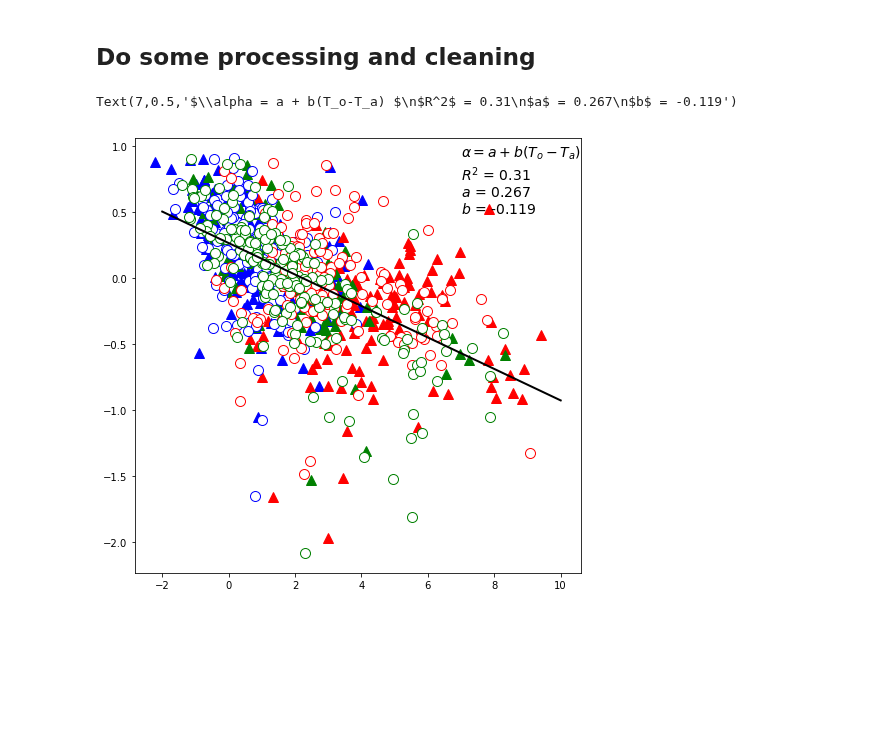
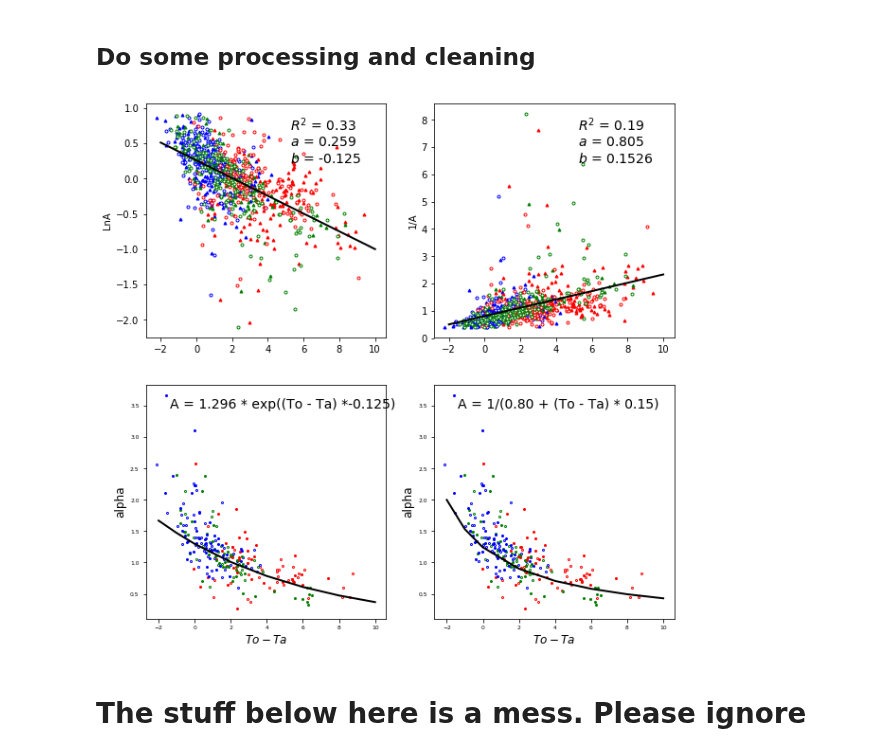
Before and after one commit to HamishBrownPFR/CropWaterAnalysis, a Jupyter notebook: Barley/WaterUseEstimationsAlpha.ipynb, the cells around one changed output. Drawn from its saved outputs; the diff is of its cells as text; code cells hidden in the pictures; blank space fills up the shorter version.

Commit message:
Tidy up fitting for alpha coefficients

```diff
--- a/Barley/WaterUseEstimationsAlpha.ipynb
+++ b/Barley/WaterUseEstimationsAlpha.ipynb
@@ -235,6 +235,78 @@ EstEnergyBalance = EstEnergyBalance.join(ETLong)
 EstEnergyBalance.loc[:,'A'] = EstEnergyBalance.loc[:,'ET']/EstEnergyBalance.loc[:,'EqEvap']
 EstEnergyBalance.loc[:,'1/A'] = 1/EstEnergyBalance.loc[:,'A']
 EstEnergyBalance.loc[:,'LnA'] = np.log(EstEnergyBalance.loc[:,'A'])
+# %%
+EstEBreorder = EstEnergyBalance.copy()
+EstEBreorder.index = EstEnergyBalance.index.swaplevel('Date','Cultivar')
+EstEBreorder.index = EstEnergyBalance.index.swaplevel('Irrigation','Block')
+EBMeans = EstEBreorder.groupby(level=('Cultivar','Irrigation','Date'),axis=0).mean()
+# %%
+CoverFilter = EstEnergyBalance.loc[:,'GreenCover'] > 0.6
+HighCoverIndex = EstEnergyBalance.index[CoverFilter]
+FittingData = EstEnergyBalance.reindex(HighCoverIndex).reindex(['A','Ts-Ta','VPD','To-Ta','LnA','1/A'],axis=1)
+FittingData.loc[:,'LnA'] = FittingData.loc[:,'LnA'].where(FittingData.loc[:,'A']<2.5,np.nan)
+FittingData.loc[:,'LnA'] = FittingData.loc[:,'LnA'].where(FittingData.loc[:,'A']>0.1,np.nan)
+FittingData.loc[:,'1/A'] = FittingData.loc[:,'1/A'].where(FittingData.loc[:,'A']<2.5,np.nan)
+FittingData.loc[:,'1/A'] = FittingData.loc[:,'1/A'].where(FittingData.loc[:,'A']>0.1,np.nan)
+FittingData.loc[:,'A'] = FittingData.loc[:,'A'].where(FittingData.loc[:,'A']<2.5,np.nan)
+FittingData.loc[:,'A'] = FittingData.loc[:,'A'].where(FittingData.loc[:,'A']>0.1,np.nan)
+
+Graphs = plt.figure(figsize=(10,10))
+pos=1
+for mod in ['LnA','1/A']:
+    CoverFilter = EstEnergyBalance.loc[:,'GreenCover'] > 0.6
+    ax = Graphs.add_subplot(2,2,pos)
+    GH.AddIndexedXY(FittingData.loc[:,'To-Ta'].unstack().transpose(),
+        FittingData.loc[:,mod].unstack().transpose(),
+                    ax,GPs,3)
+    ax = Graphs.add_subplot(2,2,pos)
+    Y = FittingData.loc[CoverFilter,mod]
+    X = FittingData.loc[CoverFilter,'To-Ta']
+    RegStats = MUte.MathUtilities.CalcRegressionStats('ET',Y,X)
+    Xs = [-2,-1,0.0,2.0,4.0,6.0,8.0,10.0]
+    Ys = []
+    for x in Xs:
+        Ys.append(RegStats.Intercept + x*RegStats.Slope)
+    plt.plot(Xs,Ys,'-', linewidth = 2, color='k')
+
+    fitR2 = '\n$R^2$ = ' + str(RegStats.R2)[:4]\
+    + '\n$a$ = ' + str(RegStats.Intercept)[:5]\
+    + '\n$b$ = ' + str(RegStats.Slope)[:6]
+    plt.text(0.6,.75,fitR2,fontsize=14,transform=ax.transAxes)
+    plt.ylabel(mod)
+
+    ax = Graphs.add_subplot(2,2,pos+2)
+    Colors = ['red', 'green', 'blue']
+    Markerfills = ['white','white','white','red', 'green', 'blue']
+    culpos = 0
+    for cul in Cultivars:
+        irrpos = 0
+        for irr in Irrigations:
+            CoverFilter = EBMeans.loc[(cul,irr),'GreenCover'] > 0.6
+            Y = EBMeans.loc[(cul,irr),'A'].loc[CoverFilter]
+            X = EBMeans.loc[(cul,irr),'To-Ta'].loc[CoverFilter]
+            plt.plot(X,Y,'o',mec = Colors[irrpos],mfc=Markerfills[culpos],mew=1,ms=2)
+            irrpos+=1
+            culpos+=1
+    Xs = [-2,-1,0.0,2.0,4.0,6.0,8.0,10.0]
+    Ys = []
+    for x in Xs:
+        if mod == 'LnA':
+            Ys.append(np.exp(RegStats.Intercept) * np.exp(x*RegStats.Slope))
+            equ = 'A = ' + str(np.exp(RegStats.Intercept))[:5] + ' * exp((To - Ta) *' + str(RegStats.Slope)[:6] + ')'
+        if mod == '1/A':
+            Ys.append(1/(RegStats.Intercept + x*RegStats.Slope))
+            equ = fitR2 = 'A = 1/(' + str(RegStats.Intercept)[:4] + ' + (To - Ta) * ' + str(RegStats.Slope)[:4] + ')'
+    plt.plot(Xs,Ys,'-', linewidth = 2, color='k')
+    plt.text(0.1,.9,equ,fontsize=14,transform=ax.transAxes)
+    plt.ylabel('alpha', fontsize = 12)
+    plt.xlabel('$To-Ta$',fontsize = 12)
+    plt.tick_params(labelsize =6)
+    pos+=1
+# %% [output]
+[figure, added]
+# %% [markdown]
+# The stuff below here is a mess.  Please ignore
 # %%
 CoverFilter = EstEnergyBalance.loc[:,'GreenCover'] > 0.6
 
@@ -265,8 +337,5 @@ fitR2 = r'$\alpha = a + b(T_o-T_a) $'  \
     + '\n$a$ = ' + str(RegStats.Intercept)[:5]\
     + '\n$b$ = ' + str(RegStats.Slope)[:6]
 plt.text(7,.5,fitR2,fontsize=14)
-# %% [output]
-Text(7,0.5,'$\\alpha = a + b(T_o-T_a) $\n$R^2$ = 0.31\n$a$ = 0.267\n$b$ = -0.119')
-[figure, removed]
 # %%
 RegStats.Intercept
```
Also changed, not shown: parts of 27 cells of this notebook.
